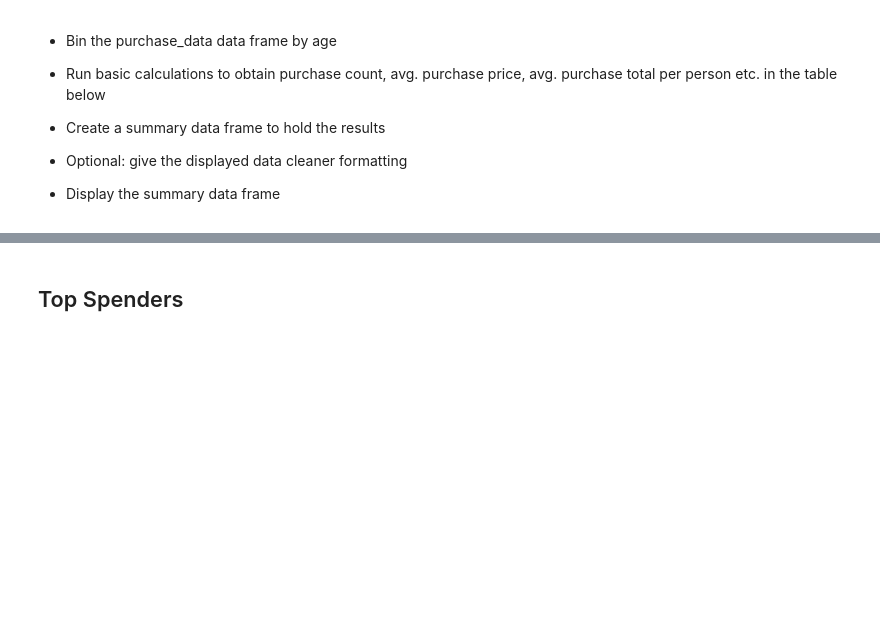
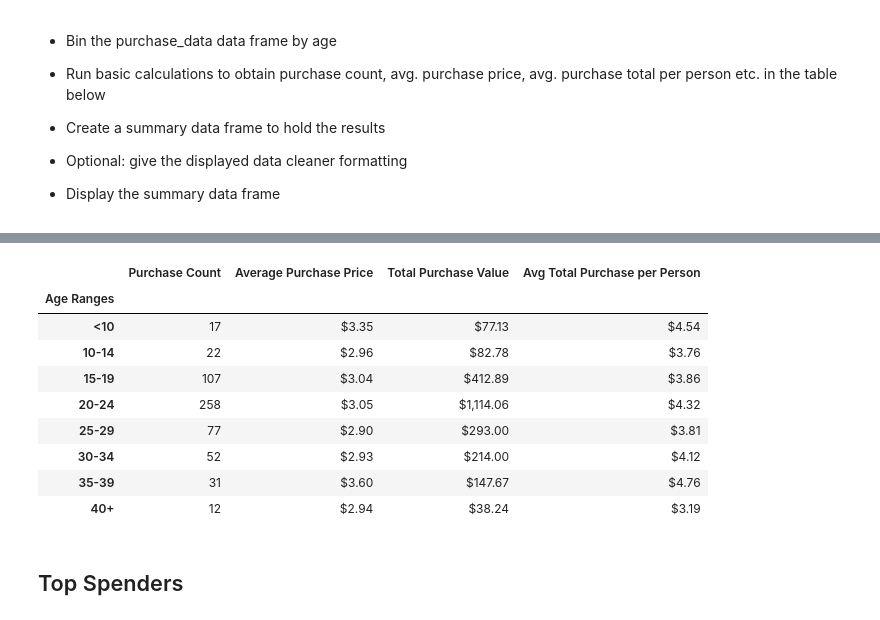
Before and after one commit to bxprdr25/pandas-challenge, a Jupyter notebook: HeroesOfPymoli/HeroesOfPymoli_starter.ipynb, the cells around one changed output, grey strips where cells are left out. Drawn from its saved outputs; the diff is of its cells as text; code cells hidden in the pictures; blank space fills up the shorter version.

```diff
--- a/HeroesOfPymoli/HeroesOfPymoli_starter.ipynb
+++ b/HeroesOfPymoli/HeroesOfPymoli_starter.ipynb
@@ -177,3 +234,42 @@ summary_df
+# %%
+purchase_data_df["Age Ranges"] = pd.cut(purchase_data_df["Age"],demo_bins, labels=groups)
+
+#Group dataframe by Age Ranges
+age_group_df = purchase_data_df.groupby("Age Ranges")
+
+#Calculate the unique screen names and get the number of gender for each so only 1 value for every screen name is tallied
+unique_agegroup_df = age_group_df["SN"].nunique()
+
+#Calculate average purchase price for each Age Range
+age_avg_purchase = round(purchase_data_df.groupby("Age Ranges").Price.mean(),2)
+
+#Calculate the total sum of the purchase price for each Age Range
+total_age_purch_df = round(purchase_data_df.groupby("Age Ranges").Price.sum(),2)
+
+#Calculate the total average purchase price for each Age Range excluding duplicates
+total_age_avg_purchase = round((total_age_purch_df / unique_agegroup_df),2)
+
+#Create the dataframe summary purchasing analysis by age range
+age_purchasing_summary = pd.DataFrame({"Purchase Count": unique_agegroup_df,
+                               "Average Purchase Price": age_avg_purchase,
+                               "Total Purchase Value": total_age_purch_df,
+                               "Avg Total Purchase per Person": total_age_avg_purchase})
+
+#Format the columns so the data has cleaner formatting
+age_purchasing_summary.style.format({"Average Purchase Price":"${:,.2f}",
+                                   "Total Purchase Value":"${:,.2f}",
+                                   "Avg Total Purchase per Person":"${:,.2f}"})
+# %% [output]
+|  | Purchase Count | Average Purchase Price | Total Purchase Value | Avg Total Purchase per Person |
+| Age Ranges |  |  |  |  |
+| <10 | 17 | $3.35 | $77.13 | $4.54 |
+| 10-14 | 22 | $2.96 | $82.78 | $3.76 |
+| 15-19 | 107 | $3.04 | $412.89 | $3.86 |
+| 20-24 | 258 | $3.05 | $1,114.06 | $4.32 |
+| 25-29 | 77 | $2.90 | $293.00 | $3.81 |
+| 30-34 | 52 | $2.93 | $214.00 | $4.12 |
+| 35-39 | 31 | $3.60 | $147.67 | $4.76 |
+| 40+ | 12 | $2.94 | $38.24 | $3.19 |
 # %% [markdown]
 ## Top Spenders
 # %% [markdown]
```
Also changed, not shown: parts of 23 cells of this notebook.
